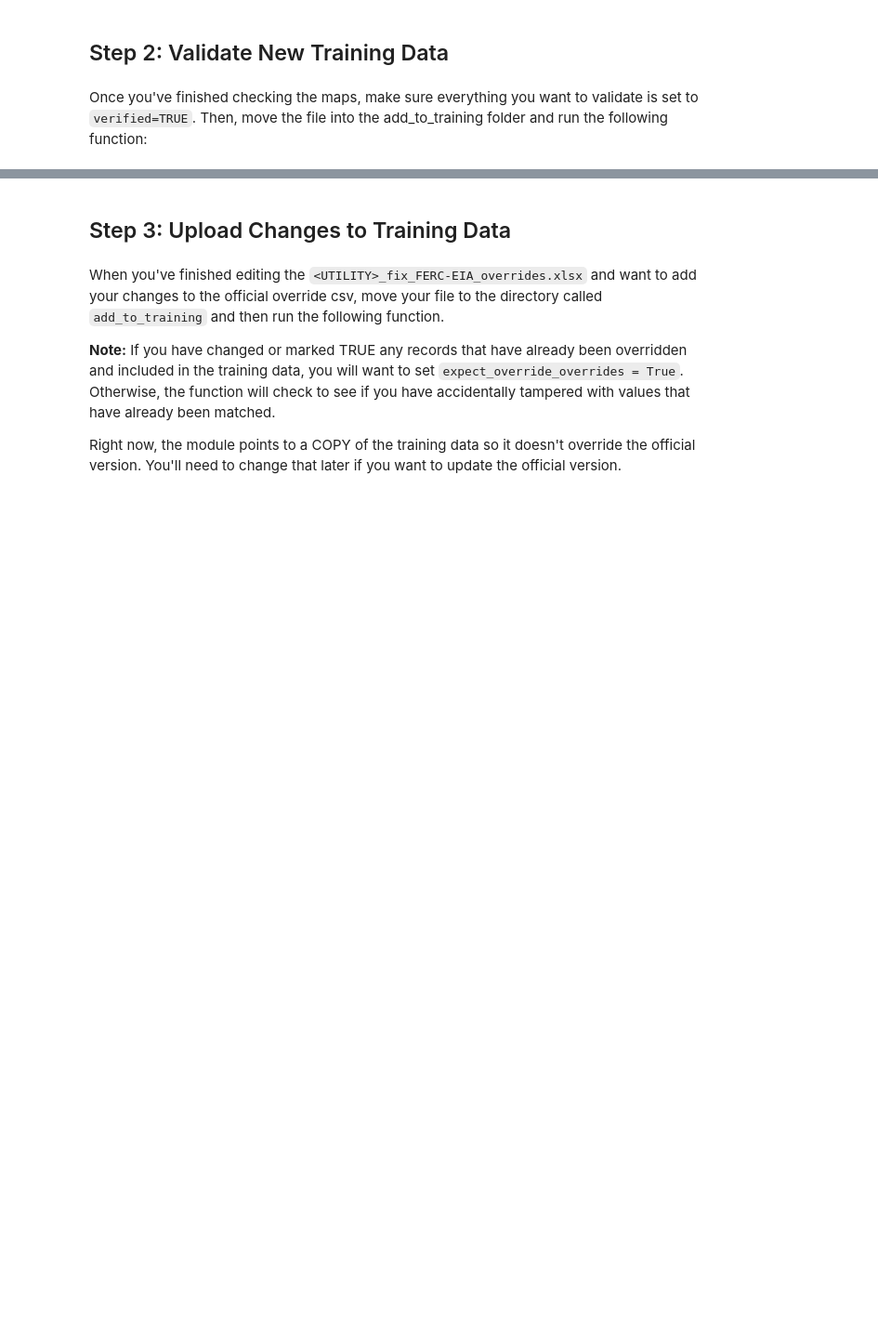
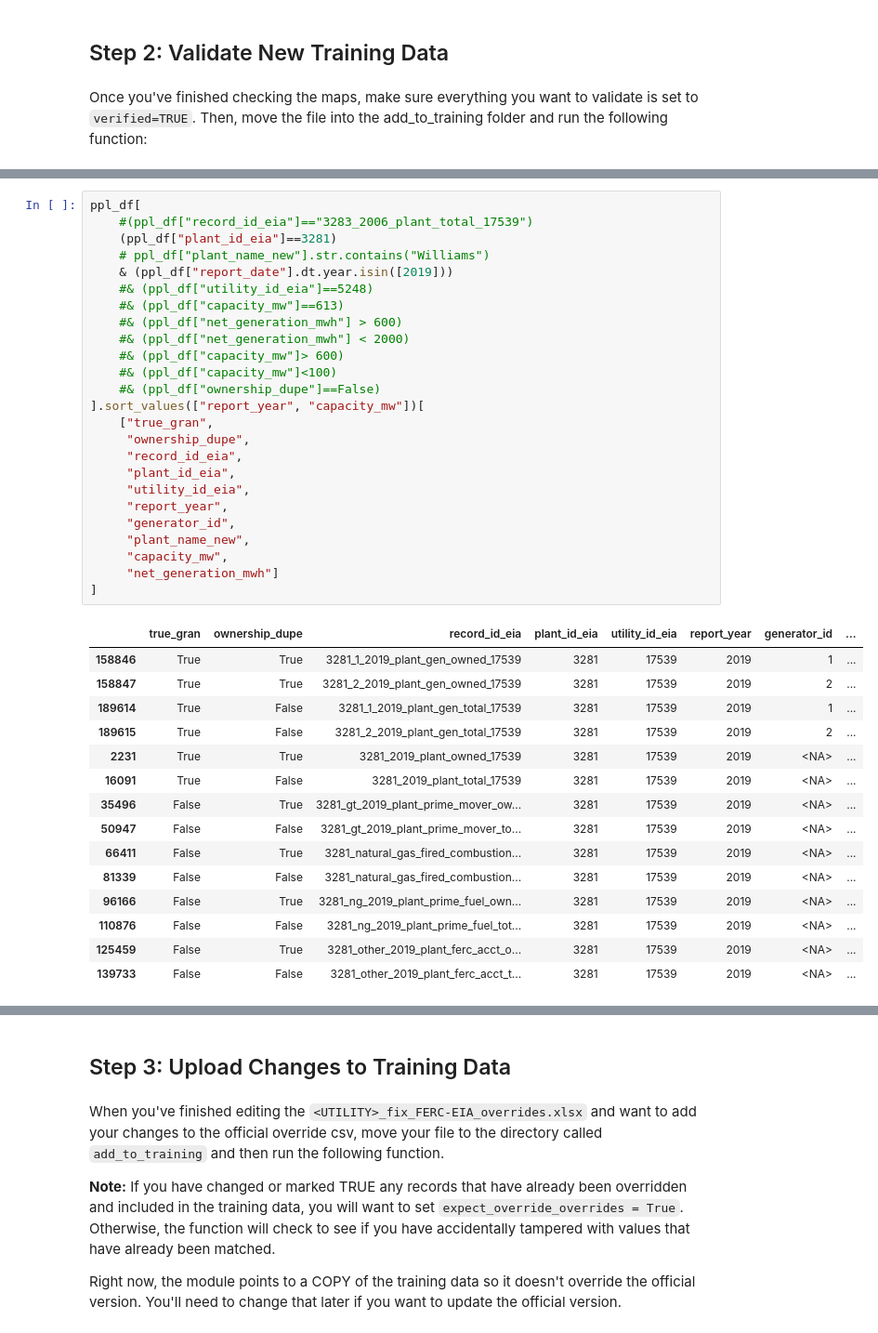
Before and after one commit to catalyst-cooperative/rmi-ferc1-eia, a Jupyter notebook: notebooks/make_overrides.ipynb, the cells around one changed output, grey strips where cells are left out. Shown at 93% size. Cells and saved outputs as stored; diff of their text form; blank space fills up the shorter version.

```diff
--- a/notebooks/make_overrides.ipynb
+++ b/notebooks/make_overrides.ipynb
@@ -101,0 +118,41 @@ override_files = [file for file in override_files if file.endswith(".xlsx")]
+# %%
+ppl_df[
+    #(ppl_df["record_id_eia"]=="3283_2006_plant_total_17539")
+    (ppl_df["plant_id_eia"]==3281)
+    # ppl_df["plant_name_new"].str.contains("Williams")
+    & (ppl_df["report_date"].dt.year.isin([2019]))
+    #& (ppl_df["utility_id_eia"]==5248)
+    #& (ppl_df["capacity_mw"]==613)
+    #& (ppl_df["net_generation_mwh"] > 600)
+    #& (ppl_df["net_generation_mwh"] < 2000)
+    #& (ppl_df["capacity_mw"]> 600)
+    #& (ppl_df["capacity_mw"]<100)
+    #& (ppl_df["ownership_dupe"]==False)
+].sort_values(["report_year", "capacity_mw"])[
+    ["true_gran",
+     "ownership_dupe",
+     "record_id_eia",
+     "plant_id_eia",
+     "utility_id_eia",
+     "report_year",
+     "generator_id",
+     "plant_name_new",
+     "capacity_mw",
+     "net_generation_mwh"]
+]
+# %% [output]
+|  | true_gran | ownership_dupe | record_id_eia | plant_id_eia | utility_id_eia | report_year | generator_id | ... |
+| 158846 | True | True | 3281_1_2019_plant_gen_owned_17539 | 3281 | 17539 | 2019 | 1 | ... |
+| 158847 | True | True | 3281_2_2019_plant_gen_owned_17539 | 3281 | 17539 | 2019 | 2 | ... |
+| 189614 | True | False | 3281_1_2019_plant_gen_total_17539 | 3281 | 17539 | 2019 | 1 | ... |
+| 189615 | True | False | 3281_2_2019_plant_gen_total_17539 | 3281 | 17539 | 2019 | 2 | ... |
+| 2231 | True | True | 3281_2019_plant_owned_17539 | 3281 | 17539 | 2019 | <NA> | ... |
+| 16091 | True | False | 3281_2019_plant_total_17539 | 3281 | 17539 | 2019 | <NA> | ... |
+| 35496 | False | True | 3281_gt_2019_plant_prime_mover_ow... | 3281 | 17539 | 2019 | <NA> | ... |
+| 50947 | False | False | 3281_gt_2019_plant_prime_mover_to... | 3281 | 17539 | 2019 | <NA> | ... |
+| 66411 | False | True | 3281_natural_gas_fired_combustion... | 3281 | 17539 | 2019 | <NA> | ... |
+| 81339 | False | False | 3281_natural_gas_fired_combustion... | 3281 | 17539 | 2019 | <NA> | ... |
+| 96166 | False | True | 3281_ng_2019_plant_prime_fuel_own... | 3281 | 17539 | 2019 | <NA> | ... |
+| 110876 | False | False | 3281_ng_2019_plant_prime_fuel_tot... | 3281 | 17539 | 2019 | <NA> | ... |
+| 125459 | False | True | 3281_other_2019_plant_ferc_acct_o... | 3281 | 17539 | 2019 | <NA> | ... |
+| 139733 | False | False | 3281_other_2019_plant_ferc_acct_t... | 3281 | 17539 | 2019 | <NA> | ... |
```
Also changed, not shown: parts of 9 cells of this notebook, 1 other file.
